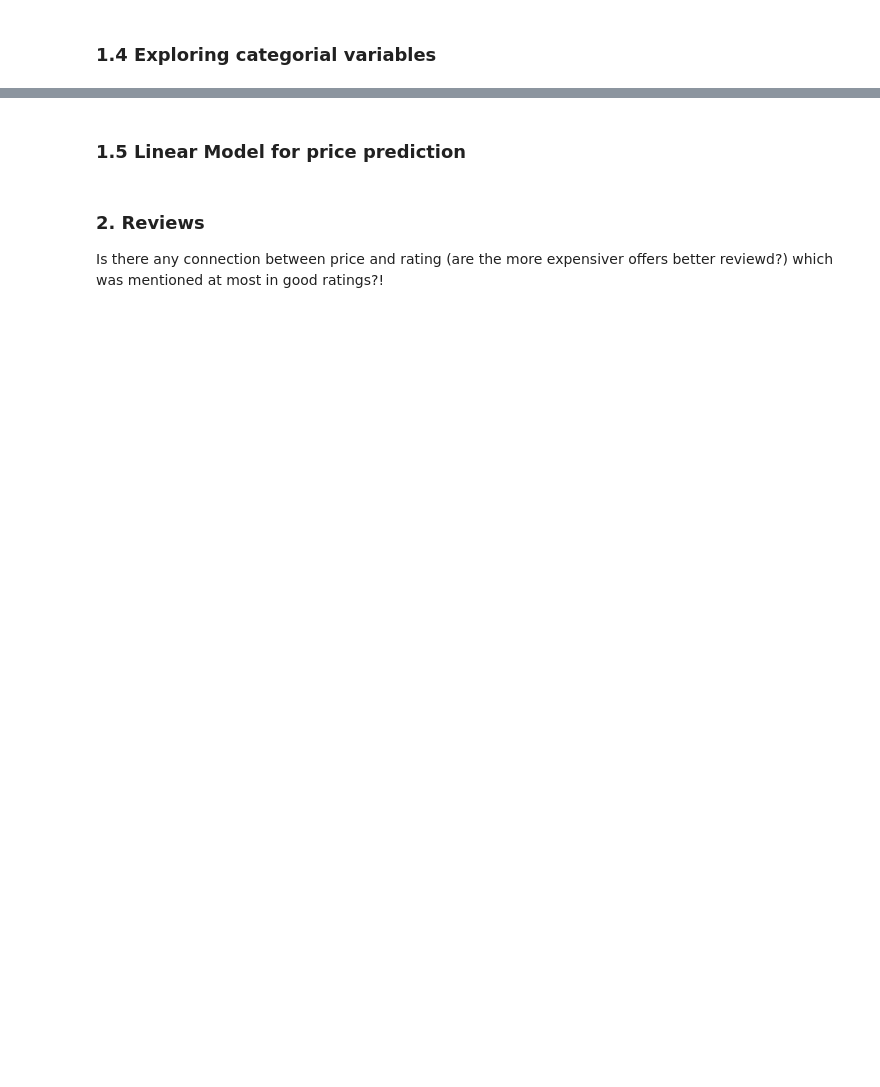
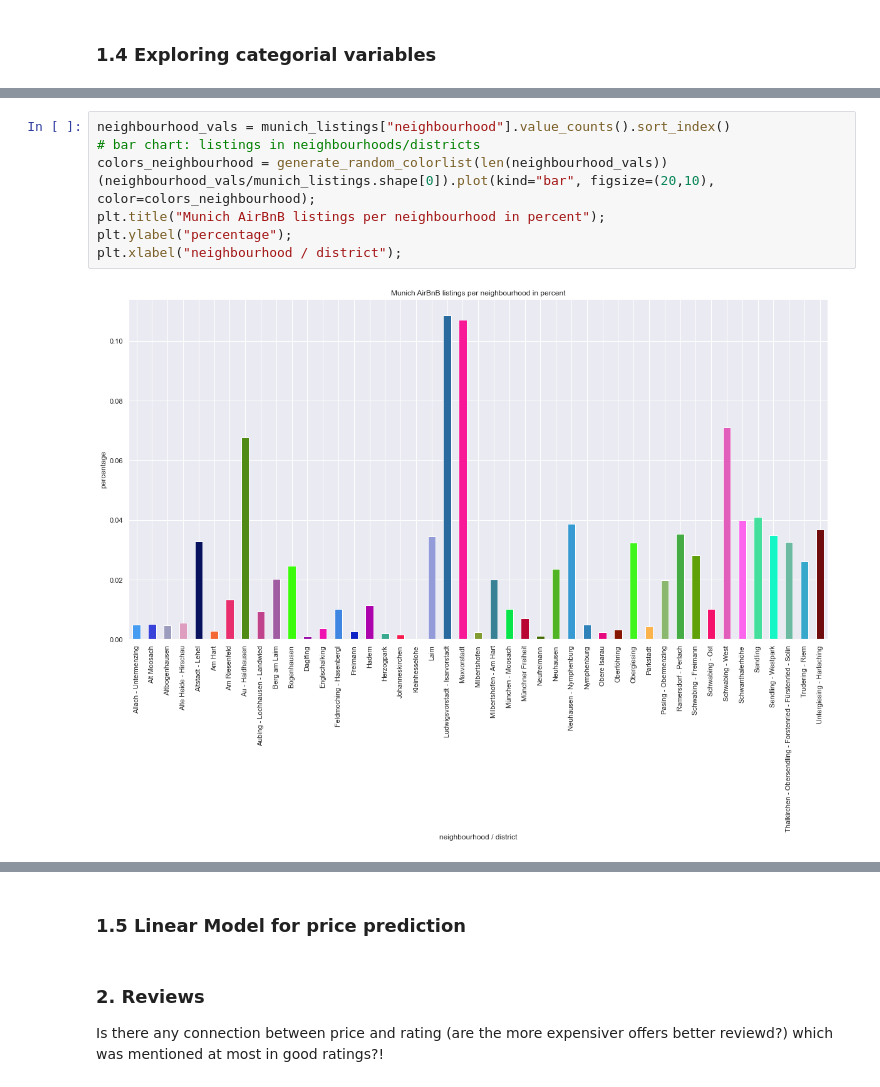
Before and after one commit to lethiess/AirBnB, a Jupyter notebook: AirBnb.ipynb, the cells around one changed output, grey strips where cells are left out. Drawn from its saved outputs; the diff is of its cells as text; blank space fills up the shorter version.

```diff
--- a/AirBnb.ipynb
+++ b/AirBnb.ipynb
@@ -206,3 +232,13 @@ There are 45 unique neighbourhoods:
 * Herzogpark
 * Johanneskirchen
 * Kleinhesselohe
+# %%
+neighbourhood_vals = munich_listings["neighbourhood"].value_counts().sort_index()
+# bar chart: listings in neighbourhoods/districts
+colors_neighbourhood = generate_random_colorlist(len(neighbourhood_vals))
+(neighbourhood_vals/munich_listings.shape[0]).plot(kind="bar", figsize=(20,10), color=colors_neighbourhood);
+plt.title("Munich AirBnB listings per neighbourhood in percent");
+plt.ylabel("percentage");
+plt.xlabel("neighbourhood / district");
+# %% [output]
+[figure, added]
```
Also changed, not shown: parts of 34 cells of this notebook.
